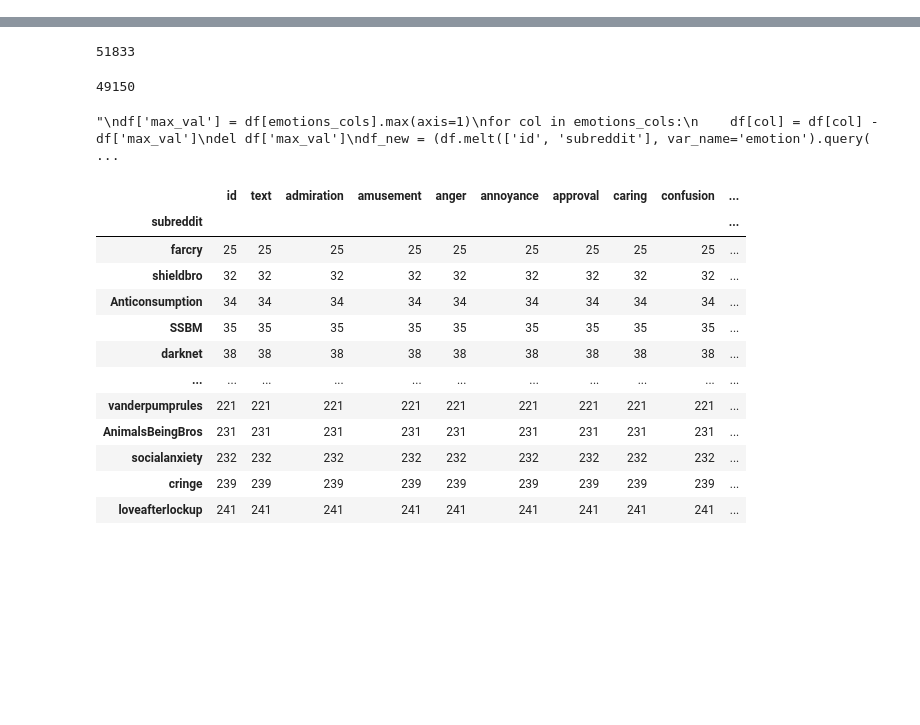
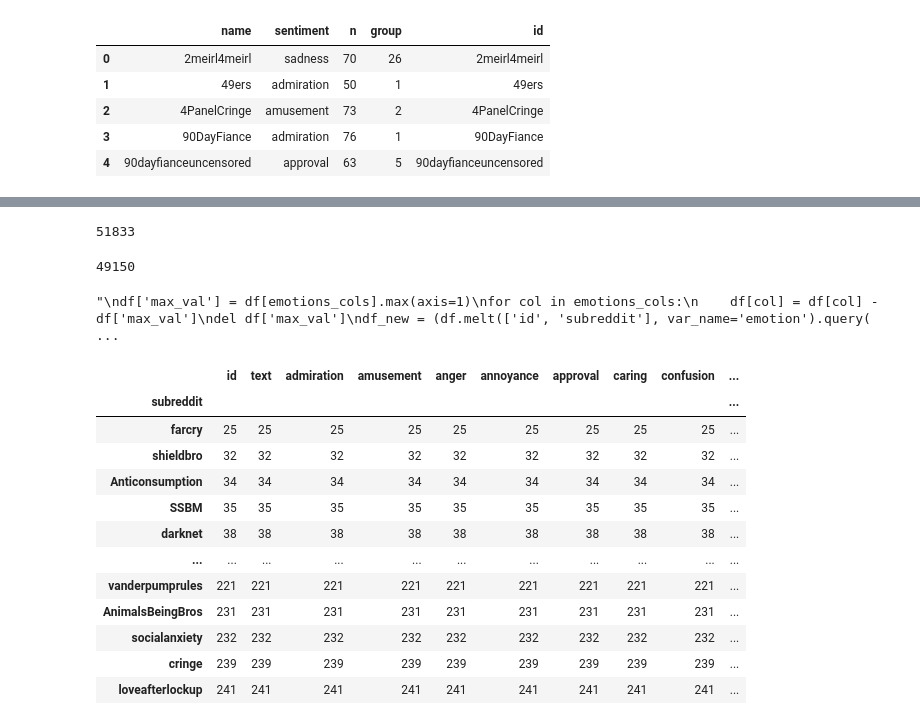
Before and after one commit to 6859-sp21/final-project-emotion-reddit-posts, a Jupyter notebook: preprocessing-Taylor.ipynb, the cells around one changed output, grey strips where cells are left out. Drawn from its saved outputs; the diff is of its cells as text; code cells hidden in the pictures; blank space fills up the shorter version.

```diff
--- a/preprocessing-Taylor.ipynb
+++ b/preprocessing-Taylor.ipynb
@@ -42,6 +42,36 @@ emotion_categories = {'admiration': 'Positive', # Proposed simplified classifica
                       'surprise':'Neutral',
                       'neutral':'Neutral'
                        }
+# %%
+emotion_groups = {'admiration': 1,
+                      'amusement':2,
+                      'anger':3,
+                      'annoyance':4,
+                      'approval':5,
+                      'caring':6,
+                      'confusion':7,
+                      'curiosity':8,
+                      'desire':9,
+                      'disappointment':10,
+                      'disapproval':11,
+                      'disgust':12,
+                      'embarrassment':13,
+                      'excitement':14,
+                      'fear':15,
+                      'gratitude':16,
+                      'grief':17,
+                      'joy':18,
+                      'love':19,
+                      'nervousness':20,
+                      'optimism':21,
+                      'pride':22,
+                      'realization':23,
+                      'relief':24,
+                      'remorse':25,
+                      'sadness':26,
+                      'surprise':27,
+                      'neutral':28
+                       }
 # %%
 df = df_raw.set_index(['text', 'id', 'author', 'subreddit', 'link_id', 'parent_id',
        'created_utc', 'rater_id', 'example_very_unclear'])
@@ -66,3 +96,18 @@ df.head()
 | 2 | Man I love reddit. | eeibobj | MrsRobertshaw | facepalm | t3_ahulml | t3_ahulml | 1547965054 | 18 | False | ... |
 | 3 | [NAME] was nowhere near them, he ... | eda6yn6 | American_Fascist713 | starwarsspeculation | t3_ackt2f | t1_eda65q2 | 1546668601 | 2 | False | ... |
 | 4 | Right? Considering it’s such an i... | eespn2i | ImperialBoss | TrueReddit | t3_aizyuz | t1_eesoak0 | 1548280208 | 61 | False | ... |
+# %%
+# Get top sentiment for each subreddit
+top_sentiment_per_subreddit = df[df['sentiment'] != 'neutral'].groupby(['subreddit', 'sentiment'], as_index = False).count().sort_values(['subreddit', 'text'], ascending = False).groupby('subreddit', as_index = False).first()[['subreddit', 'sentiment', 'text']].rename(columns = { 'text': 'n', 'subreddit': 'name'})
+
+top_sentiment_per_subreddit['group'] = top_sentiment_per_subreddit['sentiment'].map(emotion_groups)
+top_sentiment_per_subreddit['id'] = top_sentiment_per_subreddit['name']
+
+top_sentiment_per_subreddit.head()
+# %% [output]
+|  | name | sentiment | n | group | id |
+| 0 | 2meirl4meirl | sadness | 70 | 26 | 2meirl4meirl |
+| 1 | 49ers | admiration | 50 | 1 | 49ers |
+| 2 | 4PanelCringe | amusement | 73 | 2 | 4PanelCringe |
+| 3 | 90DayFiance | admiration | 76 | 1 | 90DayFiance |
+| 4 | 90dayfianceuncensored | approval | 63 | 5 | 90dayfianceuncensored |
```
Also changed, not shown: parts of 6 cells of this notebook, 2 other files.
